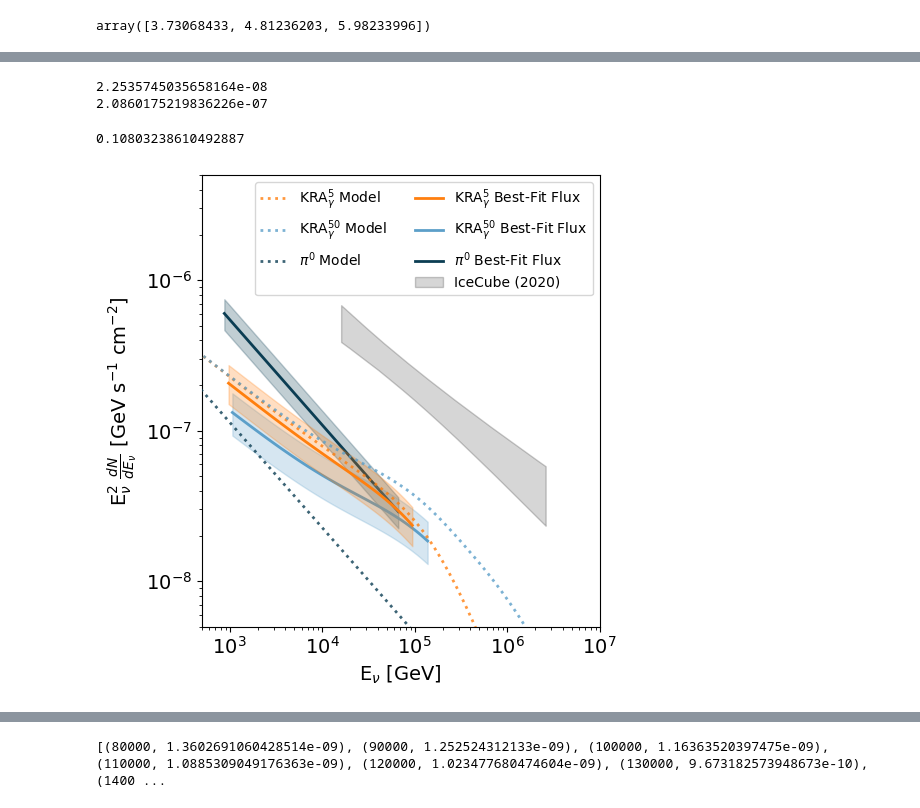
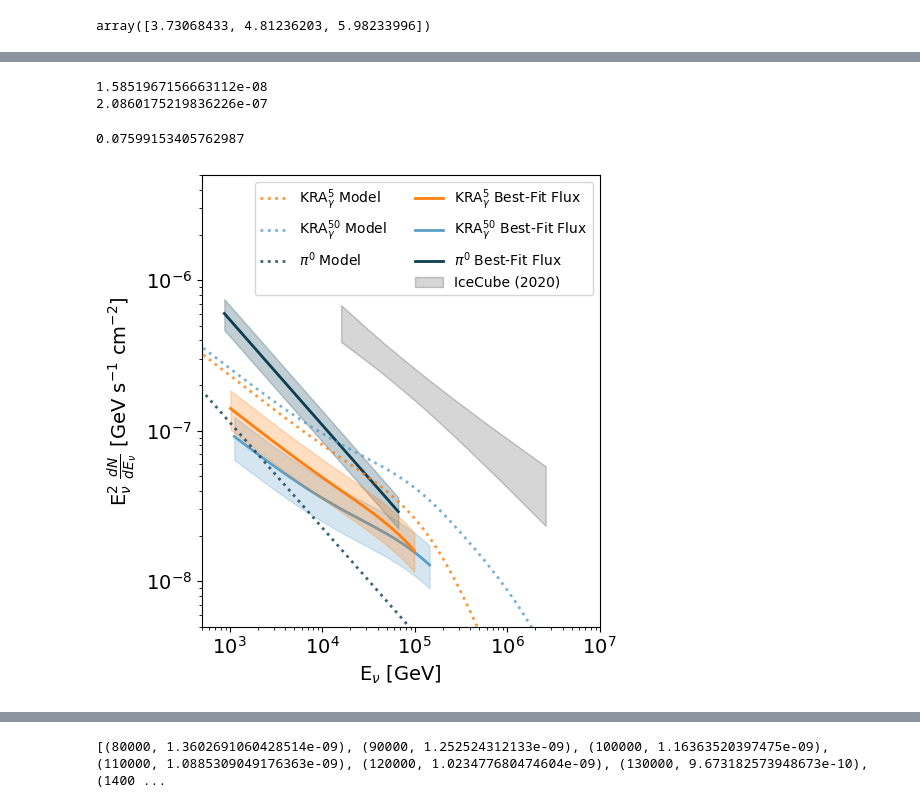
Before and after one commit to ssclafani949/DNNCascade, a Jupyter notebook: notebooks/paper/GPFluxPlot.ipynb, the cells around one changed output, grey strips where cells are left out. Drawn from its saved outputs; the diff is of its cells as text; code cells hidden in the pictures.

```diff
--- a/notebooks/paper/GPFluxPlot.ipynb
+++ b/notebooks/paper/GPFluxPlot.ipynb
@@ -35,3 +36,6 @@ print(a)
+# %%
+emids5 = get_mids(ebins5_ext)
+emids50 = get_mids(ebins50_ext)
 # %%
 dat = np.loadtxt('saved_sens/piecewise_fitresult.txt', skiprows = 13)
 x = dat[:,0]
@@ -166,7 +105,11 @@ erange_pi0 = [796, 68869]
+# %%
+erange_kra5 = [968, 99713]
+erange_kra50 = [1019, 145376]
+erange_pi0 = [796, 68869]
 # %%
-mask5 = (ebins5 > erange_kra5[0]) & (ebins5 < erange_kra5[1])
-mask50 = (ebins50 > erange_kra50[0]) & (ebins50 < erange_kra50[1])
-#maskpi0 = (10**x_pred > 1500) & (10**x_pred < 315000)
+mask5 = (emids5 > erange_kra5[0]) & (emids5 < erange_kra5[1])
+mask50 = (emids50 > erange_kra50[0]) & (emids50 < erange_kra50[1])
+
 maskpi0_georg = (georg_energy > np.log10(erange_pi0[0])) & (georg_energy < np.log10(erange_pi0[1]))
 # %%
 pi0modelnorm = 4.53e-12
@@ -190,3 +129,7 @@ kra50_range = [.416, .592, 0.794]
+# %%
+
+kra5_range = [.398, .551,  .726]
+kra50_range = [.260, .372, 0.500]
 # %%
 print(kra5_range[0] - kra5_range[1])
 print(kra5_range[2] - kra5_range[1])
@@ -202,13 +145,13 @@ print(kra50_range[2] - kra50_range[1])
 # %%
-kra5_plot = ebins5**2 *(sum(kra5)) * hp.nside2pixarea(128)/ 3
+kra5_plot = emids5**2 *(np.sum(kra5, axis=0)) * hp.nside2pixarea(128)/ 3
 xinterp = np.logspace(4,6,2001)
-interpvals = np.interp(xinterp, ebins5, kra5_plot)
+interpvals = np.interp(xinterp, emids5, kra5_plot)
 kra_100TeV = kra5_range[1]*interpvals[1000]
 print(kra_100TeV)
 print(1.66e-8*4*np.pi)
 
 kra_100TeV / (1.66e-8*4*np.pi )
 # %% [output]
-2.2535745035658164e-08
+1.5851967156663112e-08
 2.0860175219836226e-07
-0.10803238610492887
+0.07599153405762987
@@ -218,9 +158,9 @@ import matplotlib.patches as mpatches
 # %%
 fig , ax = plt.subplots(figsize=(5.5,5.5))
 plt.rc('font', size=10)
-ax.plot(ebins5, ebins5**2 * (sum(kra5)) * hp.nside2pixarea(128) / 3 , ls=':', color=colors[0] ,
+ax.plot((emids5), ebins5**2 * (sum(kra5)) * hp.nside2pixarea(128) / 3 , ls=':', color=colors[0] ,
         lw=2, alpha=0.8, zorder=100, label='KRA$_\gamma^{5}$ Model')
-ax.plot(ebins50, ebins50**2 * (sum(kra50)) * hp.nside2pixarea(128)/ 3, ls=':', color=colors[2],
+ax.plot((emids50), (emids50)**2 * (sum(kra50)) * hp.nside2pixarea(128)/ 3, ls=':', color=colors[2],
         lw=2, alpha=0.8, zorder=100, label='KRA$_\gamma^{50}$ Model')
 ax.plot(10**georg_energy, 4*np.pi*georg_flux, color=colors[1],
         lw=2, alpha=0.8, zorder=100, ls=':', label='$\pi^0$ Model')
@@ -228,80 +168,44 @@ ax.plot(10**georg_energy, 4*np.pi*georg_flux, color=colors[1],
 ax.plot(np.nan, np.nan, label=' ', alpha=0)
 
 
-#ax.plot(10 ** x_pred, 4*np.pi*10 ** y_pred, lw=3, linestyle = ":",
-#           label='$\pi^0$ Model')
-'''(_, caps, _) = ax.errorbar(x[indices_UL], y[indices_UL],
-                           xerr=[x_err_low[indices_UL], x_err_high[indices_UL]], yerr=y[indices_UL]*0.5, fmt='o',
-                           c='dimgrey', linewidth=2.0, zorder=30, uplims=True, markersize=0)
-(_, caps2, _) = ax.errorbar(x_new, y_new, xerr=[x_err_low_new, x_err_high_new],
-                            yerr=[y_err_low_new, y_err_high_new], fmt='o', c ='dimgrey', label="All-Sky Measured Flux", linewidth=2.0, zorder=31, markersize=0)
-(_, caps4, _) = ax.errorbar(x_new, y_new, yerr=[y_err_low_new, y_err_high_new],
-                            fmt='o', c='dimgrey' , linewidth=2.0, zorder=31, markersize=0, capsize=0)
+kra5_plot = (emids5)[mask5]**2 *(sum(kra5)[mask5]) * hp.nside2pixarea(128)/ 3
 
-for cap in caps:
-    cap.set_markeredgewidth(2)
-'''
-kra5_plot = ebins5[mask5]**2 *(sum(kra5)[mask5]) * hp.nside2pixarea(128)/ 3
-
-ax.plot(ebins5[mask5], kra5_range[1] * kra5_plot ,
+ax.plot(emids5[mask5], kra5_range[1] * kra5_plot ,
          c =colors[0], ls='-', zorder=10, lw=2, label='KRA$_\gamma^{5}$ Best-Fit Flux')
-ax.fill_between(ebins5[mask5], kra5_range[0] * kra5_plot , kra5_range[-1] * kra5_plot,
+ax.fill_between(emids5[mask5], kra5_range[0] * kra5_plot , kra5_range[-1] * kra5_plot,
         color = colors[0], alpha=.25, zorder=10)
 
-kra50_plot = ebins50[mask50]**2 *(sum(kra50)[mask50]) * hp.nside2pixarea(128) / 3
-ax.plot(ebins50[mask50], kra50_range[1] * kra50_plot,
+kra50_plot = emids50[mask50]**2 *(sum(kra50)[mask50]) * hp.nside2pixarea(128) / 3
+ax.plot(emids50[mask50], kra50_range[1] * kra50_plot,
          c =colors[2], ls='-', zorder=5, lw=2, label='KRA$_\gamma^{50}$ Best-Fit Flux')
-ax.fill_between(ebins50[mask50],kra50_range[0] * kra50_plot, kra50_range[-1] * kra50_plot ,
+ax.fill_between(emids50[mask50],kra50_range[0] * kra50_plot, kra50_range[-1] * kra50_plot ,
         color = colors[2], zorder=5,  alpha=.25)
 
 ax.plot(10**georg_energy[maskpi0_georg], 4*np.pi*pi0_model_range[1]*georg_flux[maskpi0_georg],
         lw=2, c=colors[1], ls='-', zorder=3,
         label='$\pi^0$ Best-Fit Flux')
 ax.fill_between(10**georg_energy[maskpi0_georg], 4*np.pi*pi0_model_range[0]*georg_flux[maskpi0_georg],
                 4*np.pi*pi0_model_range[-1]*georg_flux[maskpi0_georg], zorder=3, color=colors[1], alpha=.25 )
 
 
-#plt.plot(Es, 4*np.pi*bestfithans, c='dimgrey', lw='1', alpha=0.4, ls='--', label='M.G.Aartsen(2020)')
 plt.fill_between(xs, 4*np.pi*mins, 4*np.pi*maxs, color='0.2', alpha=0.2,
                  edgecolor='k', label=r'IceCube (2020)')
 
 
-#ax.arrow(2000, 1e-8, 19000, 0, width=.5e-9,
-#         length_includes_head = True, head_length=10**4 ,color=colors[0], alpha=0.8)
-#ax.arrow(2000, 1e-8, -1000, 0, width=.5e-9,
-#         length_includes_head = True, head_length=10**4 ,color=colors[0], alpha=0.8)
 alpha=1
-'''ax.annotate(s='', xy=(1295,.8e-8),xycoords='data', xytext=(21155,.8e-8),
-            arrowprops=dict(arrowstyle='<->', facecolor=colors[1], ec=colors[1], alpha=alpha, lw=3),
-             color=colors[2], alpha=0.5)
-ax.annotate(s='', xy=(1892,.7e-8), xytext=(37174,.7e-8),
-             arrowprops=dict(arrowstyle='<->', facecolor=colors[0], ec=colors[0], alpha=alpha, lw=3), color=colors[0], alpha=0.5)
-ax.annotate(s='', xy=(2084,.6e-8), xytext=(50604,.6e-8),
-             arrowprops=dict(arrowstyle='<->', facecolor=colors[2], ec=colors[2], alpha=alpha, lw=3),
-            color=colors[1], alpha=0.5)
 
-rect=mpatches.Rectangle((1200,.55e-8),50000,.4e-8,
-                        fill = False,
-                        #fill_color='w',
-                        color = "k",
-                        alpha=0.8,
-                        linewidth = 1)
-
-ax.text(1180,1.2e-8, 'Data Derived')
-ax.text(1180,1e-8, 'Energy Range')
-plt.gca().add_patch(rect)'''
 plt.loglog()
 #ax.set_ylim(1e-12,5e-9)
 ax.set_ylim(5e-9,5e-6)
 ax.set_xlim(500, 1e7)
 plt.legend(ncol=2)
 plt.rc('font', size=13)
 ax.set_ylabel(r'E$_{\nu}^2$ $\frac{dN}{dE_\nu}$ [GeV s$^{-1}$ cm$^{-2}$]')
 ax.set_xlabel(R'E$_\nu$ [GeV]')
 plt.tight_layout()
 #cy.plotting.saving(plot_dir, 'gp_flux')
 # %% [output]
-[figure, old version]
+[figure, new version]
 # %%
 fig , ax = plt.subplots(figsize=(5.5,5.5))
 plt.rc('font', size=10)
```
Also changed, not shown: parts of 27 cells of this notebook.
